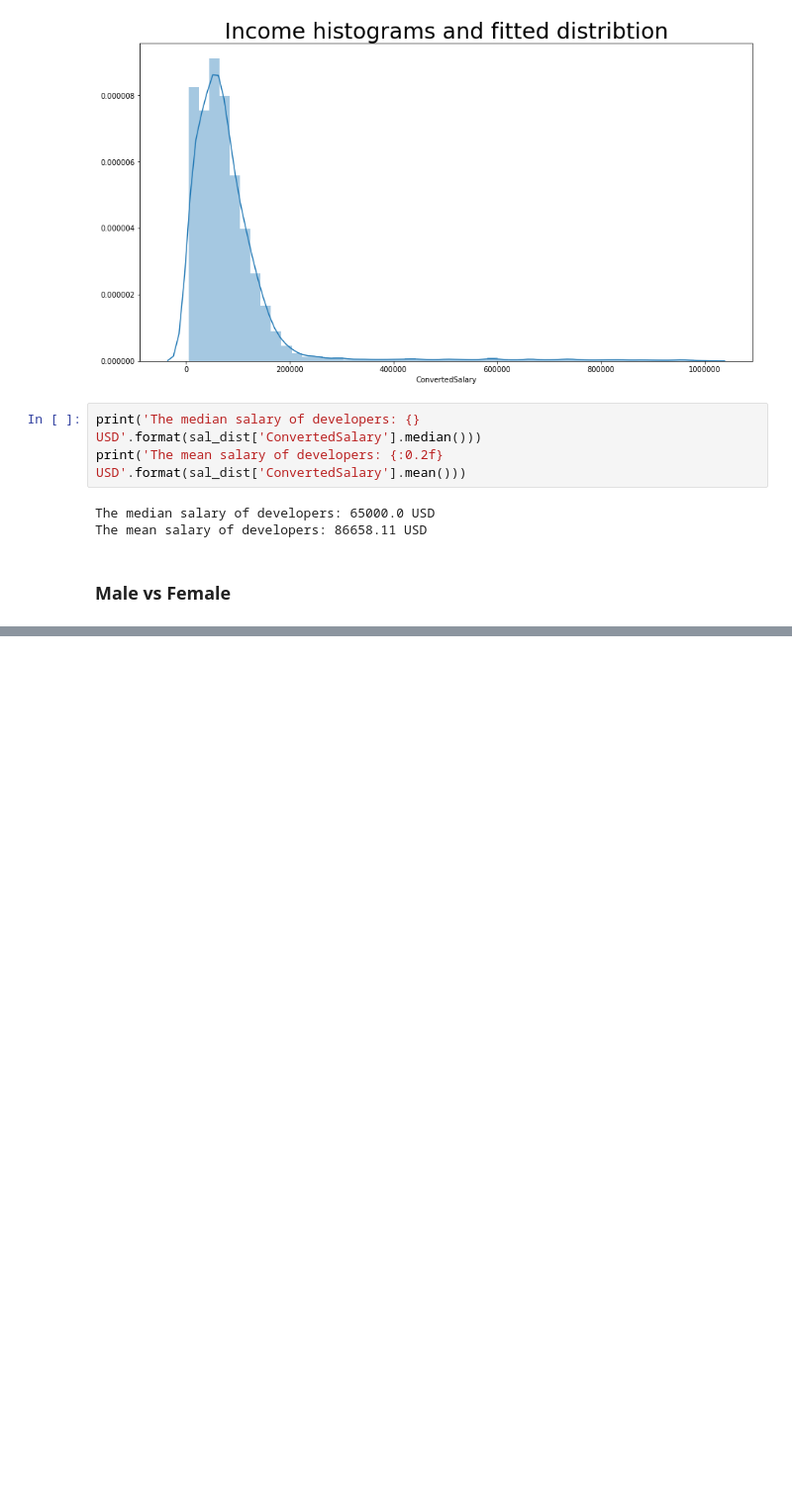
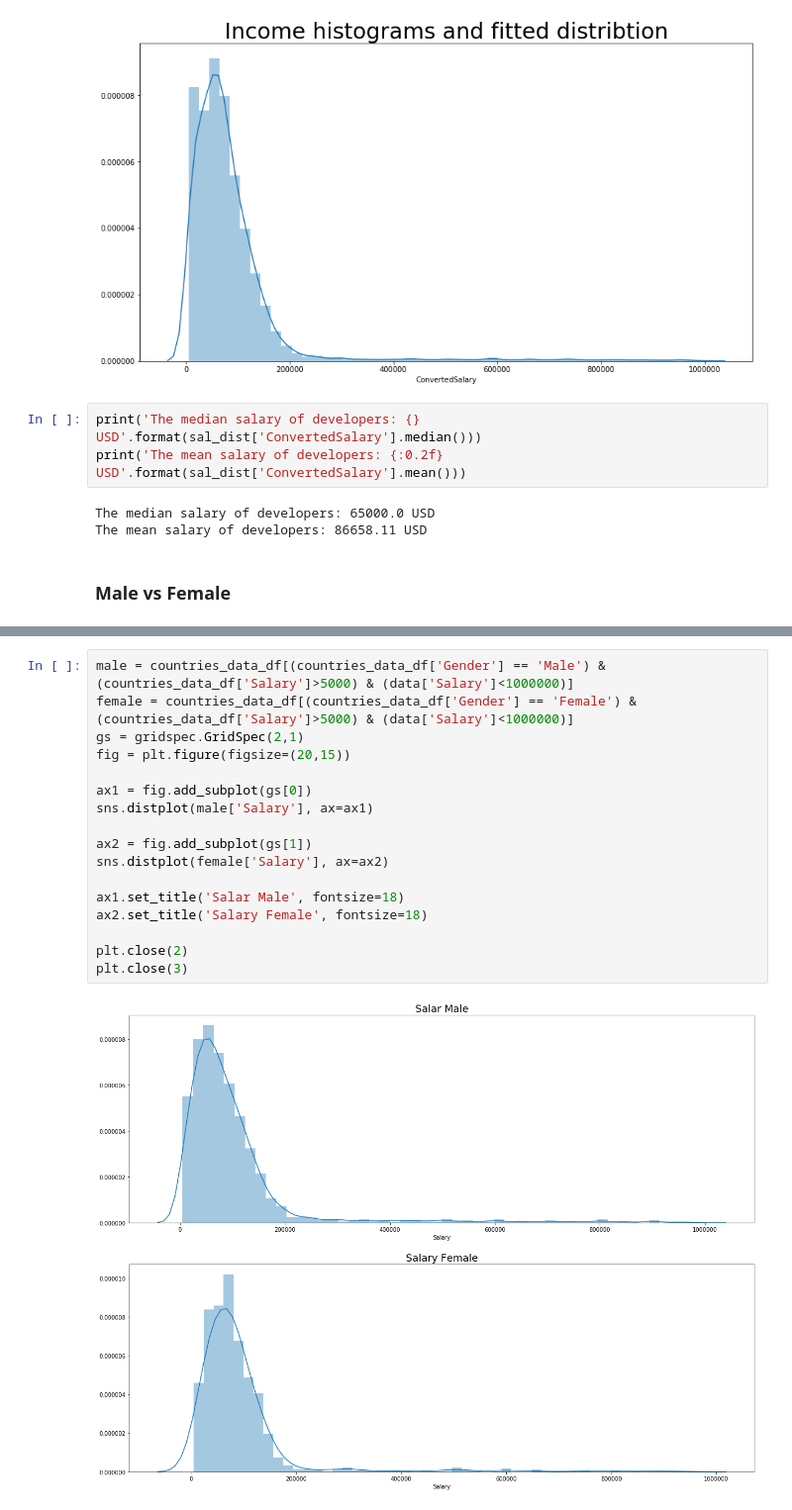
Before and after one commit to sghaida/sof_analysis, a Jupyter notebook: notebooks/analysis.ipynb, the cells around one changed output, grey strips where cells are left out. Shown at 99% size. Saved outputs shown, nothing was run; the diff lists cells and outputs as text; blank space fills up the shorter version.

```diff
--- a/notebooks/analysis.ipynb
+++ b/notebooks/analysis.ipynb
@@ -360,0 +428,19 @@ plt.close(6)
+# %%
+male = countries_data_df[(countries_data_df['Gender'] == 'Male') & (countries_data_df['Salary']>5000) & (data['Salary']<1000000)]
+female = countries_data_df[(countries_data_df['Gender'] == 'Female') & (countries_data_df['Salary']>5000) & (data['Salary']<1000000)]
+gs = gridspec.GridSpec(2,1)
+fig = plt.figure(figsize=(20,15))
+
+ax1 = fig.add_subplot(gs[0])
+sns.distplot(male['Salary'], ax=ax1)
+
+ax2 = fig.add_subplot(gs[1])
+sns.distplot(female['Salary'], ax=ax2)
+
+ax1.set_title('Salar Male', fontsize=18)
+ax2.set_title('Salary Female', fontsize=18)
+
+plt.close(2)
+plt.close(3)
+# %% [output]
+[figure, added]
```
Also changed, not shown: parts of 17 cells of this notebook.
